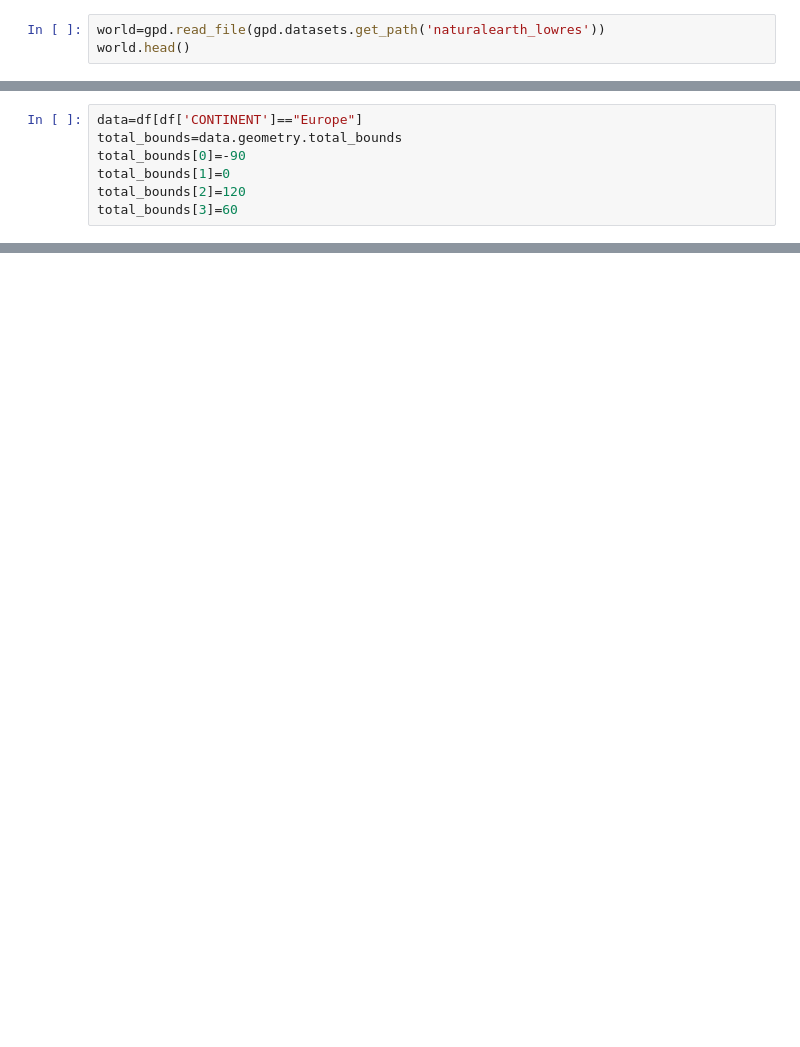
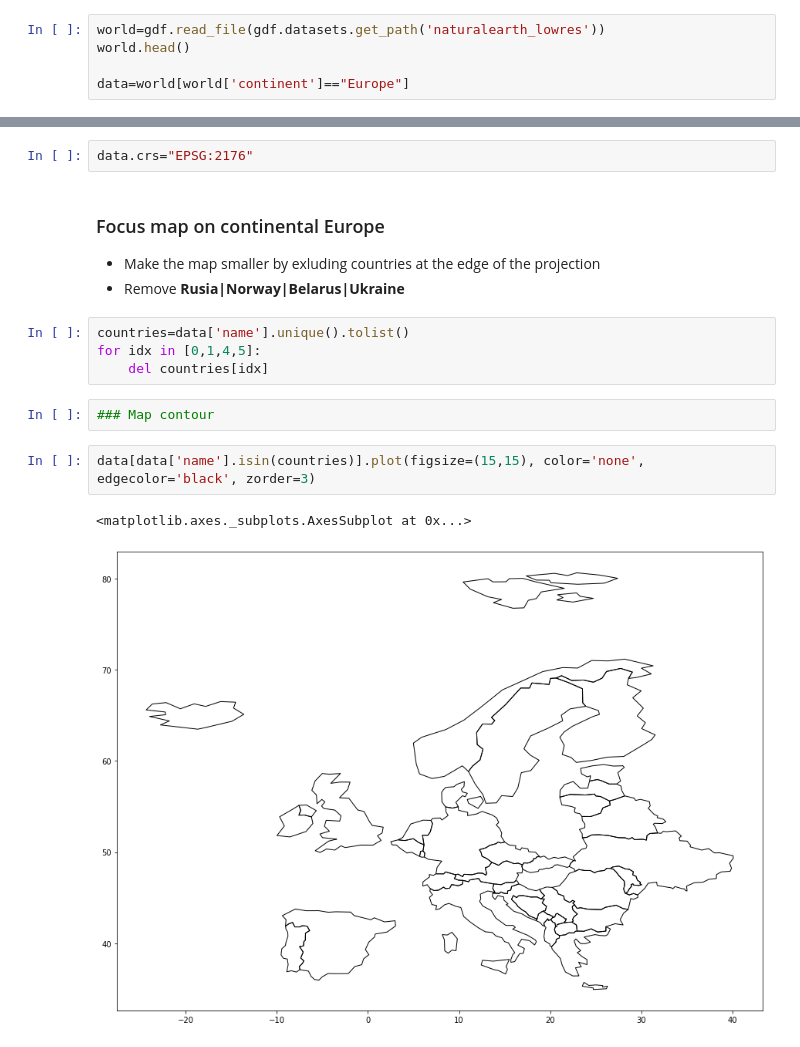
Before and after one commit to mpruna/COVID-19_Interactive, a Jupyter notebook: code/covid_geo_maps.ipynb, the cells around one changed output, grey strips where cells are left out. Drawn from its saved outputs; the diff is of its cells as text; blank space fills up the shorter version.

Commit message:
+boundry map

```diff
--- a/code/covid_geo_maps.ipynb
+++ b/code/covid_geo_maps.ipynb
@@ -6,3 +7,5 @@ import matplotlib.pyplot as plt
 # %%
-world=gpd.read_file(gpd.datasets.get_path('naturalearth_lowres'))
+world=gdf.read_file(gdf.datasets.get_path('naturalearth_lowres'))
 world.head()
+
+data=world[world['continent']=="Europe"]
@@ -44,7 +11,0 @@ Datum: World Geodetic System 1984
-# %%
-data=df[df['CONTINENT']=="Europe"]
-total_bounds=data.geometry.total_bounds
-total_bounds[0]=-90
-total_bounds[1]=0
-total_bounds[2]=120
-total_bounds[3]=60
@@ -78,0 +32,18 @@ jdata
+# %%
+data.crs="EPSG:2176"
+# %% [markdown]
+### Focus map on continental Europe
+
+* Make the map smaller by exluding countries at the edge of the projection
+* Remove **Rusia|Norway|Belarus|Ukraine**
+# %%
+countries=data['name'].unique().tolist()
+for idx in [0,1,4,5]:
+    del countries[idx]
+# %%
+### Map contour
+# %%
+data[data['name'].isin(countries)].plot(figsize=(15,15), color='none', edgecolor='black', zorder=3)
+# %% [output]
+<matplotlib.axes._subplots.AxesSubplot at 0x...>
+[figure, added]
```
Also changed, not shown: parts of 10 cells of this notebook.
